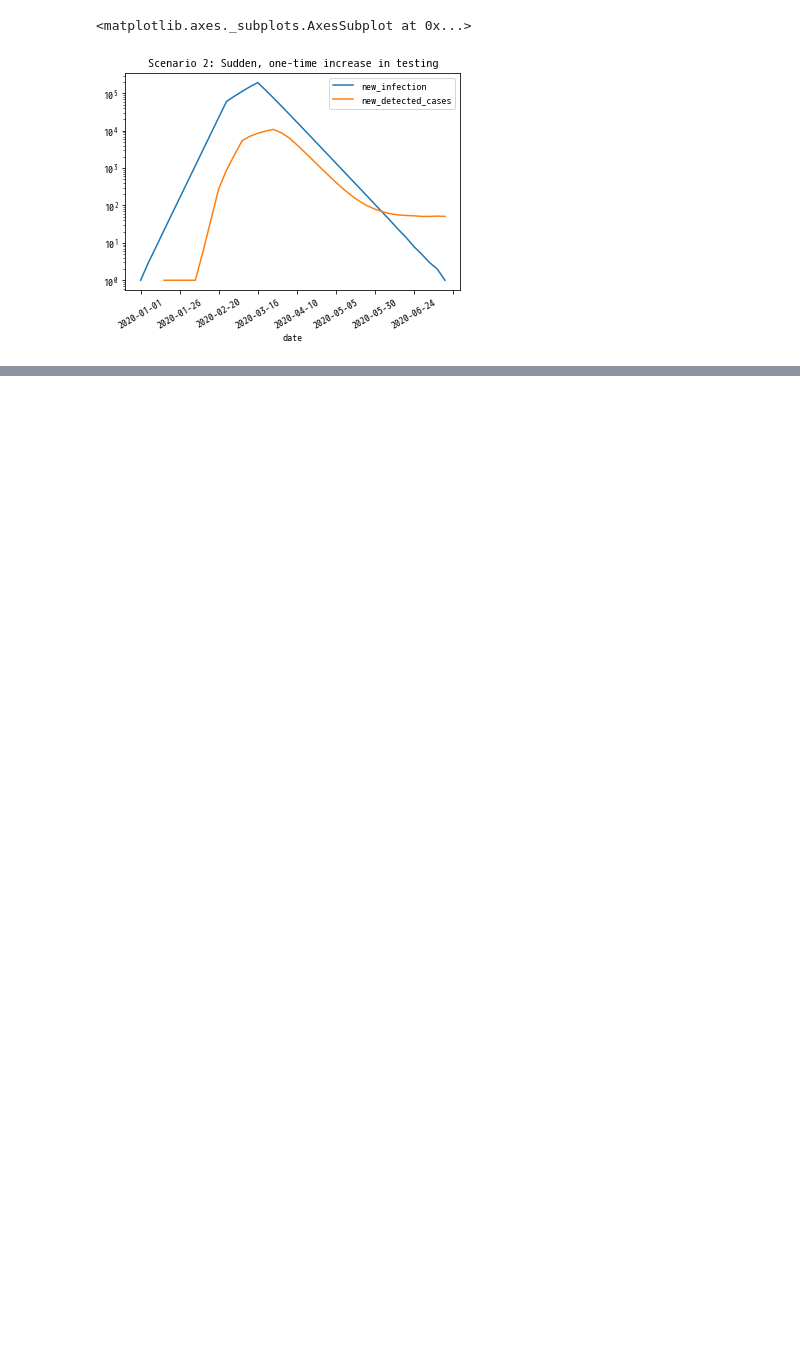
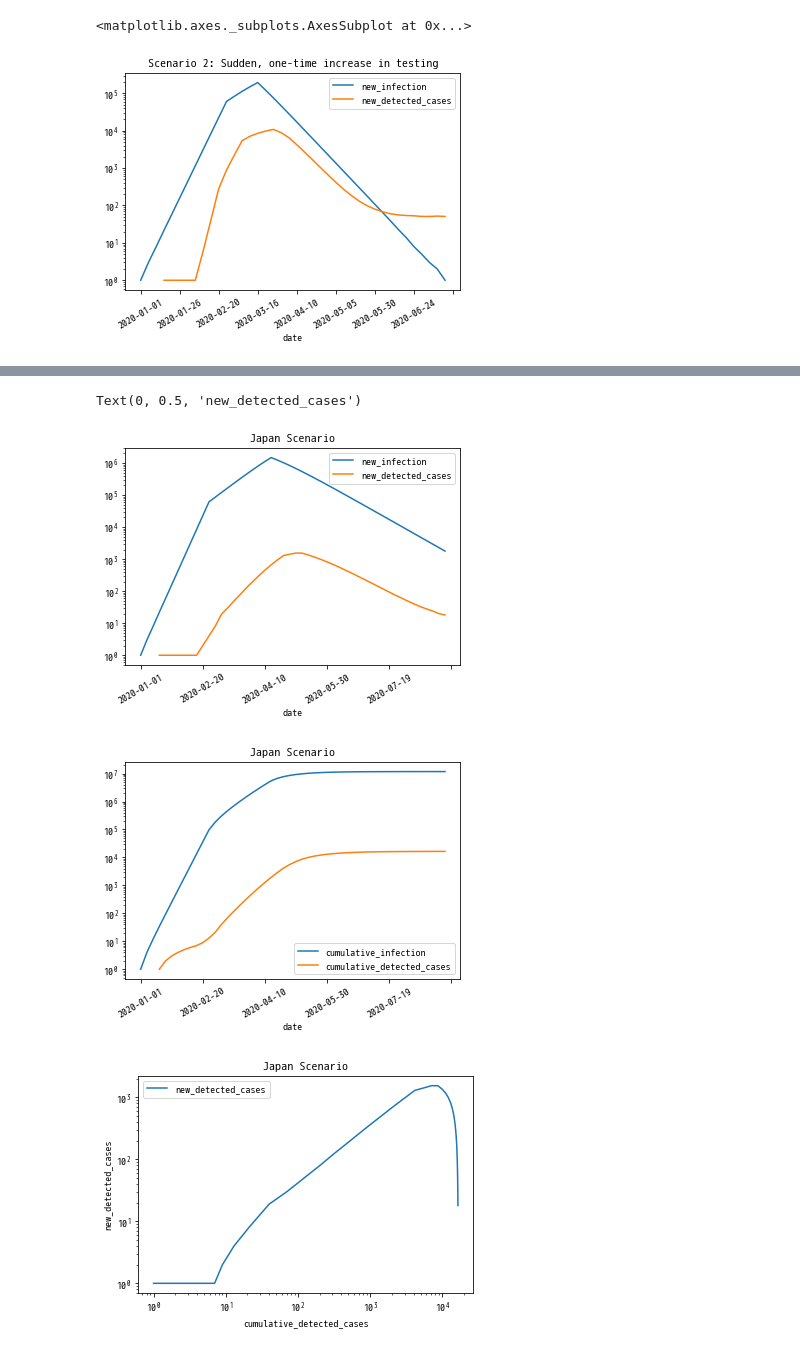
Before and after one commit to survivor7777777/covid-19, a Jupyter notebook: Infected vs Detected analysis.ipynb, the cells around one changed output, grey strips where cells are left out. Drawn from its saved outputs; the diff is of its cells as text; code cells hidden in the pictures; blank space fills up the shorter version.

```diff
--- a/Infected vs Detected analysis.ipynb
+++ b/Infected vs Detected analysis.ipynb
@@ -395,0 +406,40 @@ df.plot(logy=True, title='Scenario 4: A testing decrease', rot=30)
+# %%
+# parameters for Japan
+disease_spread_params = Disease_spread_params(
+    R_uncontrolled = 2.7, # no change as I have no plausible value
+    R_intermediate = 1.4, # no change as I have no plausible value
+    R_lockdown = 0.9, # higher than default as Japan's regulations are mild
+    begin_intermediate = 11, #  people started to be careful around March 1
+    begin_lockdown = 21, # emergency state declared on April 　7
+)
+population_params = Population_params(
+    population = 126_000_000,  # Japan's population
+    initial_infection = 1,
+)
+testing_params = Testing_params(
+    initial_tests = 500,  # initially only a few tests conducted
+    ramp_period = 12,   # from March
+    test_growth_rate = 0.2,
+    test_max = 5_000,
+    rationed_test_ratio = 0.95, # almost all the tests are rationed
+)
+
+# run
+simulator = Simulator(disease_spread_params, population_params, testing_params)
+df = simulator.run(generations=50).set_index('date')
+# display(df)
+
+# plot
+df1 = df.loc[:, ['new_infection', 'new_detected_cases']].replace(0, np.NaN)
+df1.plot(logy=True, title='Japan Scenario', rot=30)
+
+df2 = df.loc[:, ['cumulative_infection', 'cumulative_detected_cases']].replace(0, np.NaN)
+df2.plot(logy=True, title='Japan Scenario', rot=30)
+
+df3 = df.loc[:, ['new_detected_cases', 'cumulative_detected_cases']].replace(0, np.NaN).set_index('cumulative_detected_cases')
+df3.plot(logx=True, logy=True, title='Japan Scenario').set_ylabel('new_detected_cases')
+# %% [output]
+Text(0, 0.5, 'new_detected_cases')
+[figure, added]
+[figure, added]
+[figure, added]
```
Also changed, not shown: parts of 20 cells of this notebook.
